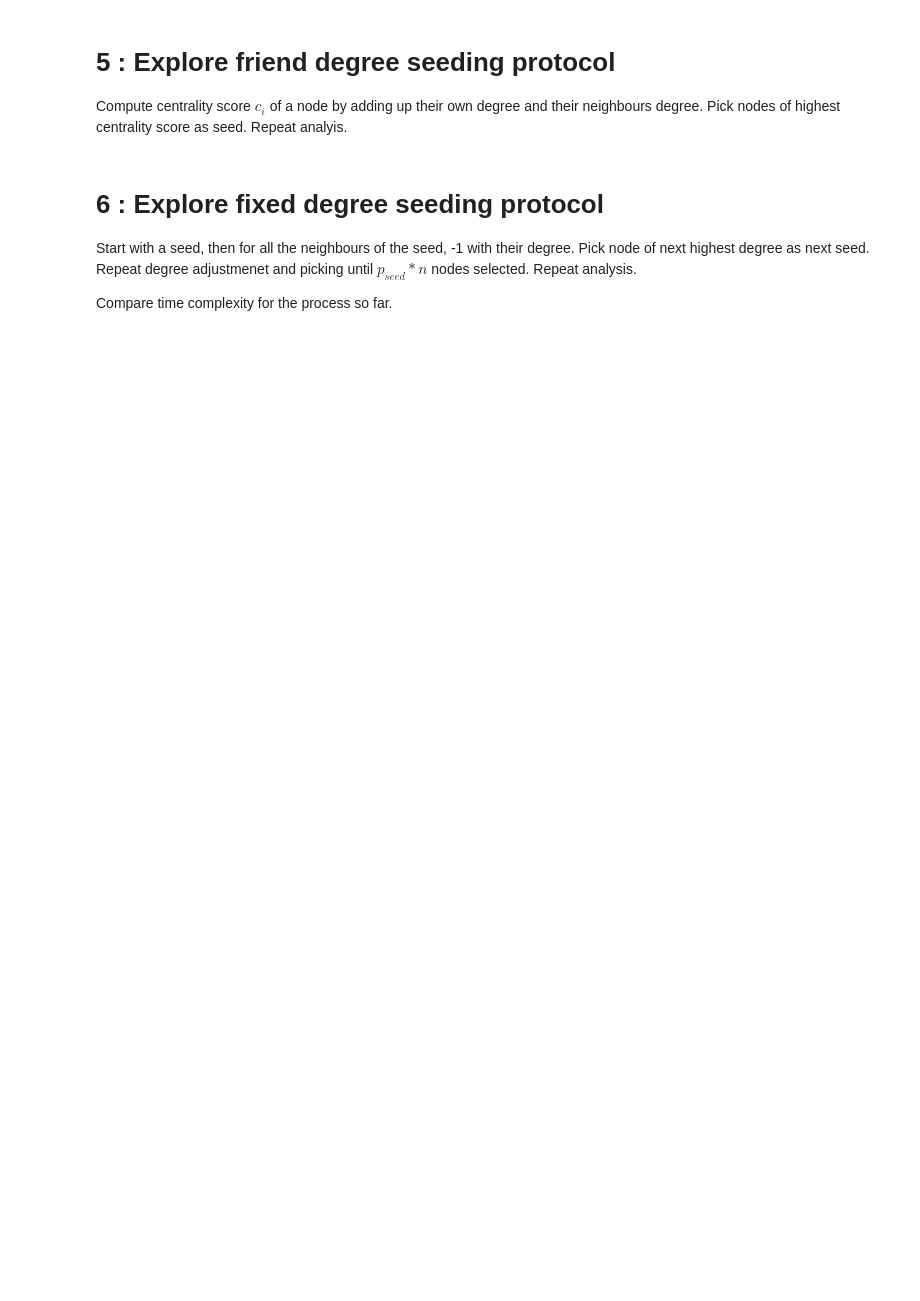
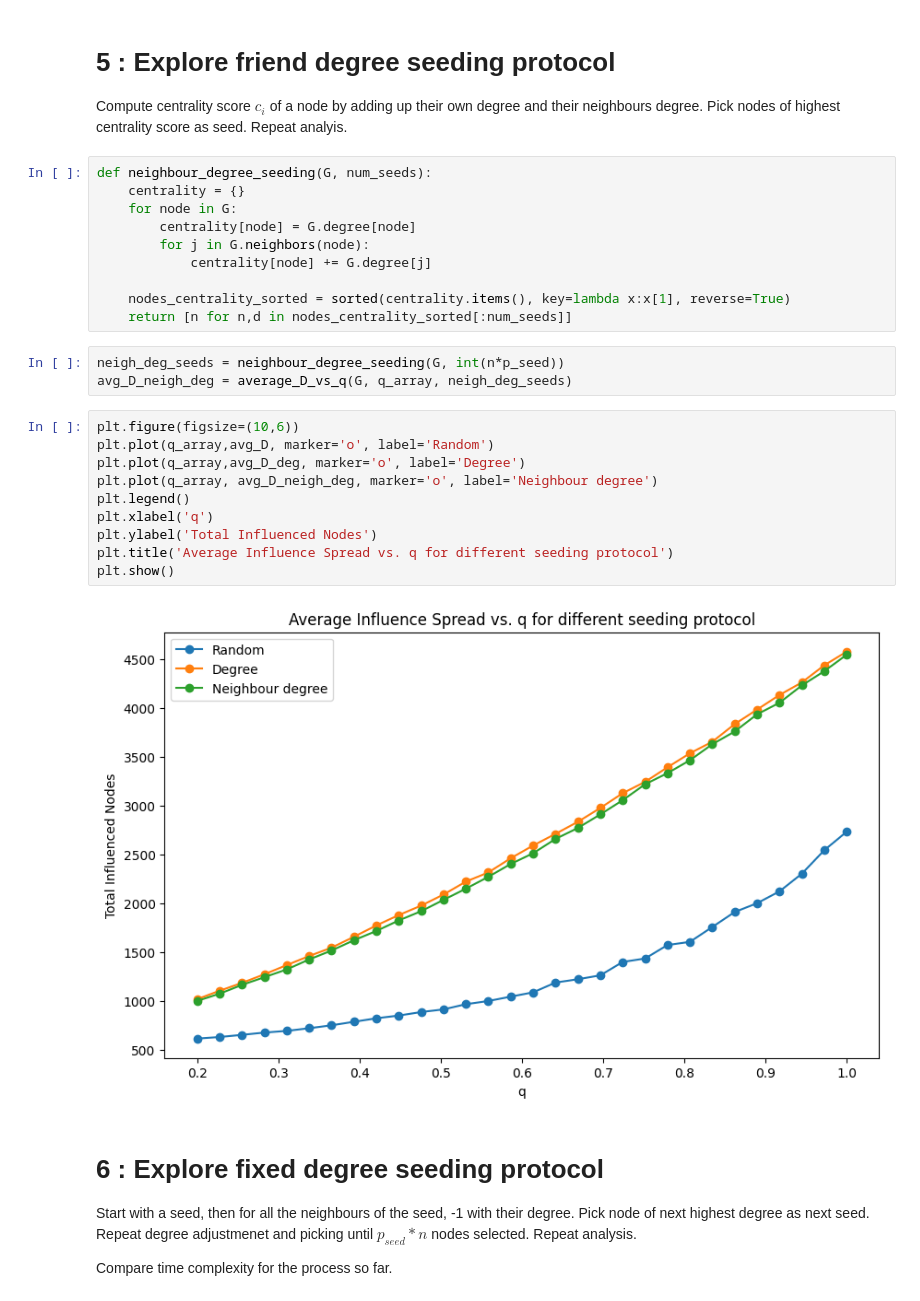
Before and after one commit to hsinorshin/SF5, a Jupyter notebook: Final.ipynb, the cells around one changed output. Cells and saved outputs as stored; diff of their text form; blank space fills up the shorter version.

```diff
--- a/Final.ipynb
+++ b/Final.ipynb
@@ -358,6 +364,31 @@ plt.show()
 # 5 : Explore friend degree seeding protocol
 
 Compute centrality score $c_{i}$ of a node by adding up their own degree and their neighbours degree. Pick nodes of highest centrality score as seed. Repeat analyis.
+# %%
+def neighbour_degree_seeding(G, num_seeds):
+    centrality = {}
+    for node in G:
+        centrality[node] = G.degree[node]
+        for j in G.neighbors(node):
+            centrality[node] += G.degree[j]
+
+    nodes_centrality_sorted = sorted(centrality.items(), key=lambda x:x[1], reverse=True)
+    return [n for n,d in nodes_centrality_sorted[:num_seeds]]
+# %%
+neigh_deg_seeds = neighbour_degree_seeding(G, int(n*p_seed))
+avg_D_neigh_deg = average_D_vs_q(G, q_array, neigh_deg_seeds)
+# %%
+plt.figure(figsize=(10,6))
+plt.plot(q_array,avg_D, marker='o', label='Random')
+plt.plot(q_array,avg_D_deg, marker='o', label='Degree')
+plt.plot(q_array, avg_D_neigh_deg, marker='o', label='Neighbour degree')
+plt.legend()
+plt.xlabel('q')
+plt.ylabel('Total Influenced Nodes')
+plt.title('Average Influence Spread vs. q for different seeding protocol')
+plt.show()
+# %% [output]
+[figure, added]
 # %% [markdown]
 # 6 : Explore fixed degree seeding protocol
 
```
Also changed, not shown: parts of 46 cells of this notebook, 9 other files.
